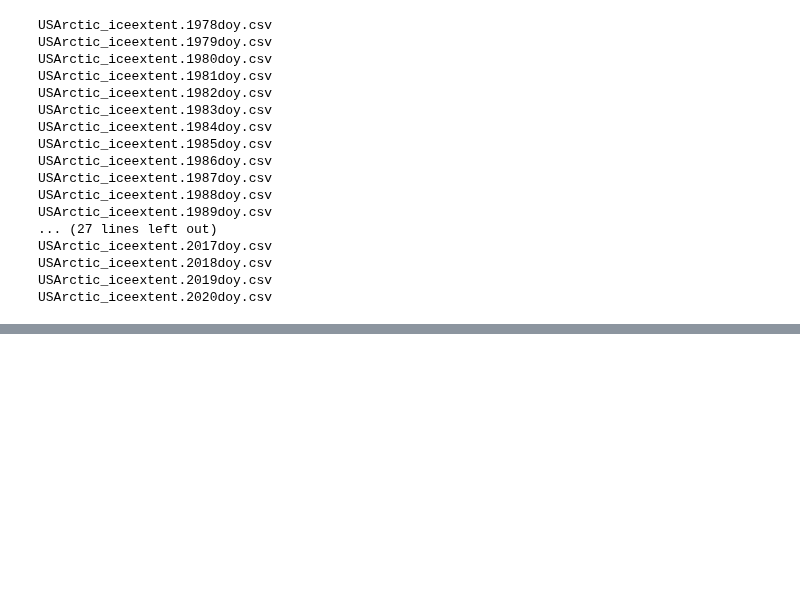
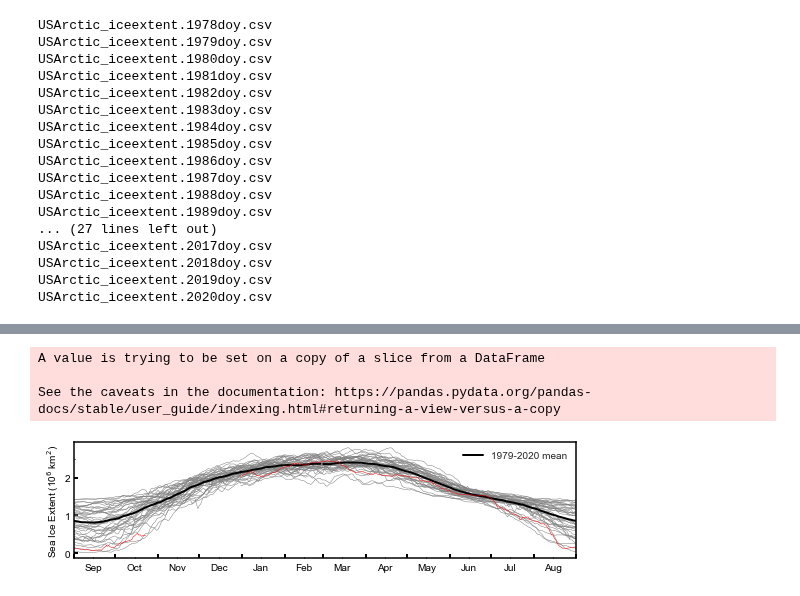
Before and after one commit to NOAA-PMEL/EcoFOCI_Jupyter_Notebooks, a Jupyter notebook: IceAnalysis/SSMI_RegionIce_ExtentCreator_KWood.ipynb, the cells around one changed output, grey strips where cells are left out. Drawn from its saved outputs; the diff is of its cells as text; code cells hidden in the pictures; blank space fills up the shorter version.

```diff
--- a/IceAnalysis/SSMI_RegionIce_ExtentCreator_KWood.ipynb
+++ b/IceAnalysis/SSMI_RegionIce_ExtentCreator_KWood.ipynb
@@ -280,0 +262,48 @@ Text(0, 0.5, 'Sea Ice Extent (10$^{6}$ km$^{2}$)')
+# %%
+# start at Sep 1 (244)
+# Area Extent in x10^6 km^2
+# current ice season in red
+
+fig = plt.figure(1,figsize=(9,2.125))
+ax1 = plt.subplot2grid((1, 1), (0, 0), colspan=1, rowspan=1)
+for yy in range(1978,2020,1):
+    plt.plot(dfe.index,dfe[yy]/1e6,c='gray',linewidth=.5,label='')
+    plt.plot(dfe['doy_y2'],dfe[yy]/1e6,c='gray',linewidth=.5,label='')
+
+#Fall
+l1 = ax1.plot(dfmean.index,dfmean['avg']/1e6,'k',linewidth=2,label='1979-2020 mean')
+
+#Spring
+plt.plot(dfmean['doy_y2'],dfmean['avg']/1e6,'k',linewidth=2,label='')
+
+#current year
+cyear=2020
+dfe[cyear][dfe[cyear].index > int(datetime.datetime.strftime(datetime.datetime(2020,10,22),'%j'))] = np.nan
+
+plt.plot(dfe.index,dfe[2020]/1e6,c='red',linewidth=.5,label='')
+plt.plot(dfe['doy_y2'],dfe[2020]/1e6,c='red',linewidth=.5,label='')
+
+plt.legend(loc='best')
+plt.xticks((0,31,61,92,122,153,183,214,245,275,306,336,
+               0+365,31+365,61+365,92+365,122+365,153+365,
+               183+365,214+365,245+365,275+365,306+365,336+365),)
+ax1.set_xlim([244,244+365])
+#plt.yticks(np.arange(0,1.2,.4))
+ax1.tick_params(axis='y',which='both',bottom='on')
+
+ax1.yaxis.set_minor_locator(ticker.MultipleLocator(2.5))
+ax1.xaxis.set_major_locator(DayLocator(bymonthday=1))
+ax1.xaxis.set_minor_locator(DayLocator(bymonthday=15))
+ax1.xaxis.set_major_formatter(ticker.NullFormatter())
+ax1.xaxis.set_minor_formatter(DateFormatter('%b'))
+ax1.xaxis.set_major_formatter(DateFormatter(''))
+ax1.xaxis.set_tick_params(which='major', pad=15)
+ax1.xaxis.set_tick_params(which='minor', pad=5)
+
+plt.ylabel('Sea Ice Extent (10$^{6}$ km$^{2}$)')
+fig.savefig('USArcticExtent_timeseries_wcurrentcalyear.png',dpi=300)
+# %% [output]
+A value is trying to be set on a copy of a slice from a DataFrame
+
+See the caveats in the documentation: https://pandas.pydata.org/pandas-docs/stable/user_guide/indexing.html#returning-a-view-versus-a-copy
+[figure, added]
```
Also changed, not shown: parts of 5 cells of this notebook, 2 other files.
